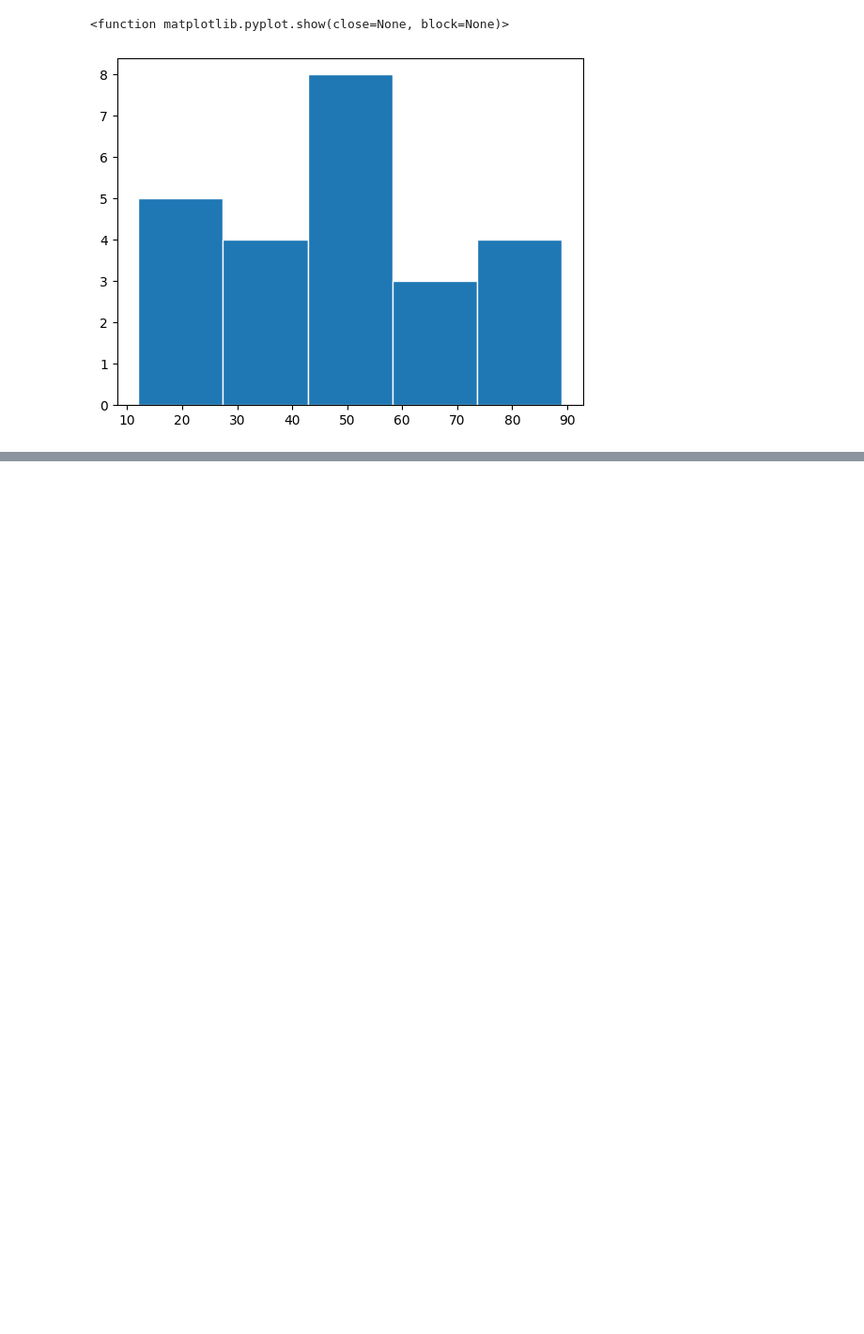
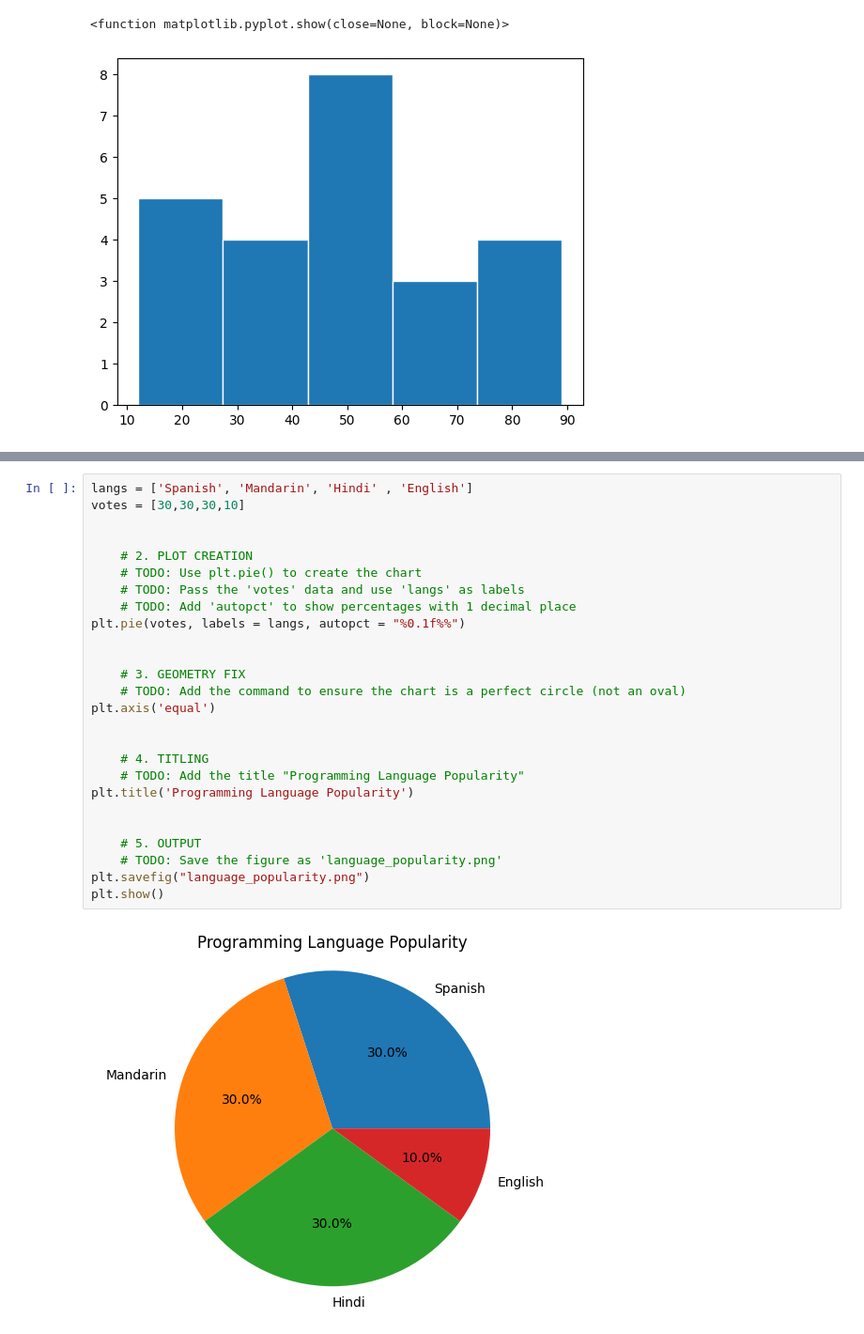
Before and after one commit to ARYANPATEL-BIT/learn-Pandas, a Jupyter notebook: matlotlibi_1.ipynb, the cells around one changed output, grey strips where cells are left out. Shown at 94% size. Saved outputs shown, nothing was run; the diff lists cells and outputs as text; blank space fills up the shorter version.

```diff
--- a/matlotlibi_1.ipynb
+++ b/matlotlibi_1.ipynb
@@ -126,0 +148,28 @@ plt.show
+# %%
+langs = ['Spanish', 'Mandarin', 'Hindi' , 'English']
+votes = [30,30,30,10]
+
+
+    # 2. PLOT CREATION
+    # TODO: Use plt.pie() to create the chart
+    # TODO: Pass the 'votes' data and use 'langs' as labels
+    # TODO: Add 'autopct' to show percentages with 1 decimal place
+plt.pie(votes, labels = langs, autopct = "%0.1f%%")
+
+
+    # 3. GEOMETRY FIX
+    # TODO: Add the command to ensure the chart is a perfect circle (not an oval)
+plt.axis('equal')
+
+
+    # 4. TITLING
+    # TODO: Add the title "Programming Language Popularity"
+plt.title('Programming Language Popularity')
+
+
+    # 5. OUTPUT
+    # TODO: Save the figure as 'language_popularity.png'
+plt.savefig("language_popularity.png")
+plt.show()
+# %% [output]
+[figure, added]
```
Also changed, not shown: parts of 1 cell of this notebook, 1 other file.
